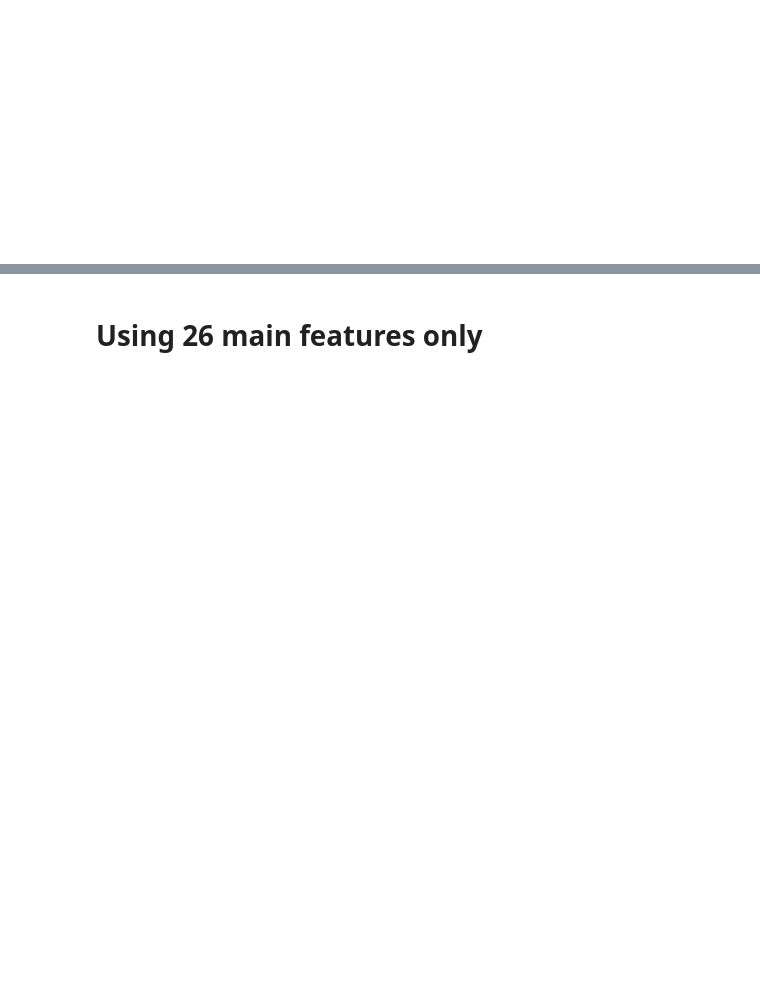
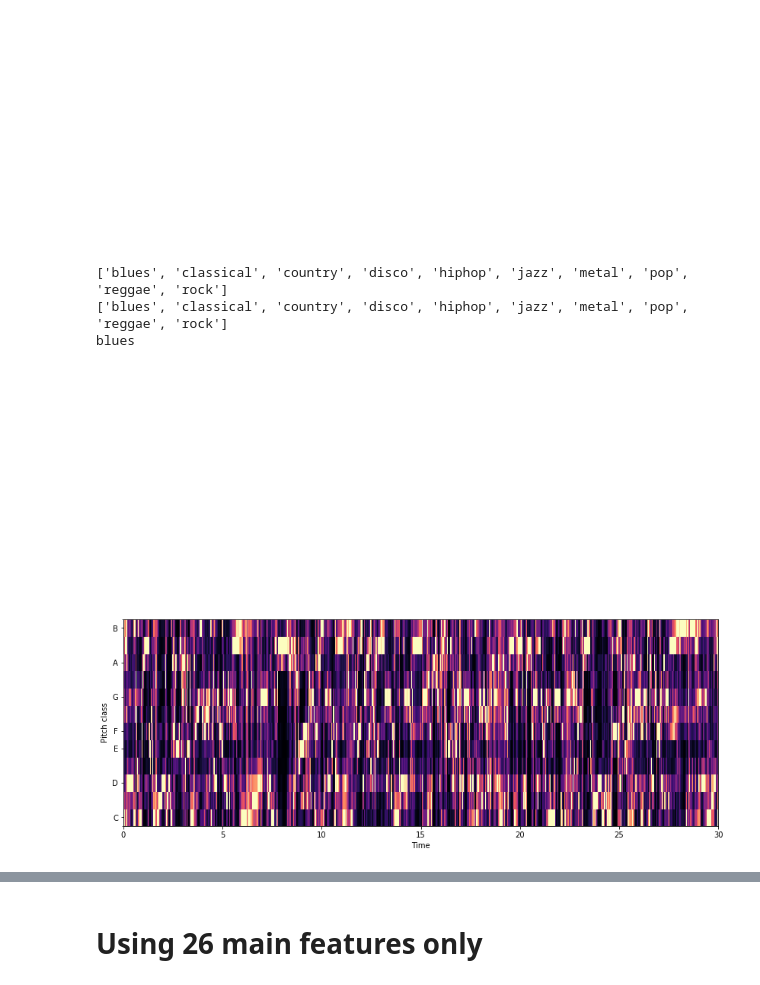
Before and after one commit to rohanbojja/audient, a Jupyter notebook: Audient research.ipynb, the cells around one changed output, grey strips where cells are left out. Cells and saved outputs as stored; diff of their text form; code cells hidden in the pictures; blank space fills up the shorter version.

```diff
--- a/Audient research.ipynb
+++ b/Audient research.ipynb
@@ -47,16 +0,0 @@ HELLO!
-# %%
-%matplotlib inline
-import matplotlib.pyplot as plt
-import librosa.display
-import librosa
-
-audio_path = "./Dataset/House/Eric_Prydz_-_Opus_(OUT_NOW).mp3"
-x , sr = librosa.load(audio_path)
-print(type(x), type(sr))
-print(x.shape, sr)
-print("HELLO!")
-plt.figure(figsize=(14, 5))
-librosa.display.waveplot(x, sr=sr) #Amplitude-Time plot
-#librosa.display.specshow(Xdb, sr=sr, x_axis='time', y_axis='hz') # Amplitude of a spectrum of frequencies with time
-#librosa.display.specshow(Xdb, sr=sr, x_axis='time', y_axis='log') # Log of amplitude of a spectrum of frequencies with time
-#plt.savefig("./opusamp.png")
@@ -145,3 +74,50 @@ blues
         rock.00099.wav
         rock.00099.wav DONE
 [figure]
+# %%
+# Extract spectrograms and chromagrams
+
+import os
+%matplotlib inline
+import matplotlib.pyplot as plt
+import librosa
+import librosa.display
+import csv
+import numpy as np
+
+dataset='GTZAN'
+spec='SPEC'
+
+print(os.listdir(f'{dataset}'))
+Genres = os.listdir(dataset)
+print(Genres)
+for genre in Genres:
+    print(genre)
+    Songs = os.listdir(f'{dataset}/{genre}')
+    for song in Songs:
+            filename=song
+            audio_path = f"{dataset}/{genre}/{song}"
+            x , sr = librosa.load(audio_path,mono=True,duration=30)
+            y=x
+            X = librosa.stft(x)
+            Xdb = librosa.amplitude_to_db(abs(X))
+            plt.axis('off')
+            plt.figure(figsize=(14, 5))
+            #librosa.display.waveplot(x, sr=sr) #Amplitude-Time plot
+            X = librosa.stft(x)
+            Xdb = librosa.amplitude_to_db(abs(X))
+            #librosa.display.specshow(Xdb, sr=sr, x_axis='time', y_axis='hz') # Amplitude of a spectrum of frequencies with time
+            librosa.display.specshow(Xdb, sr=sr, x_axis='time', y_axis='log') # Log of amplitude of a spectrum of frequencies with time
+            plt.savefig("./opuslog.png")
+            chroma_stft = librosa.feature.chroma_stft(y=y, sr=sr)
+            librosa.display.specshow(chroma_stft, sr=sr, x_axis='time', y_axis='chroma')
+            plt.savefig("./opuslog2.png")
+            break
+            print('\t'+song+" DONE")
+    break
+# %% [output]
+['blues', 'classical', 'country', 'disco', 'hiphop', 'jazz', 'metal', 'pop', 'reggae', 'rock']
+['blues', 'classical', 'country', 'disco', 'hiphop', 'jazz', 'metal', 'pop', 'reggae', 'rock']
+blues
+[figure, added]
+[figure, added]
```
Also changed, not shown: parts of 47 cells of this notebook, 23 other files.
